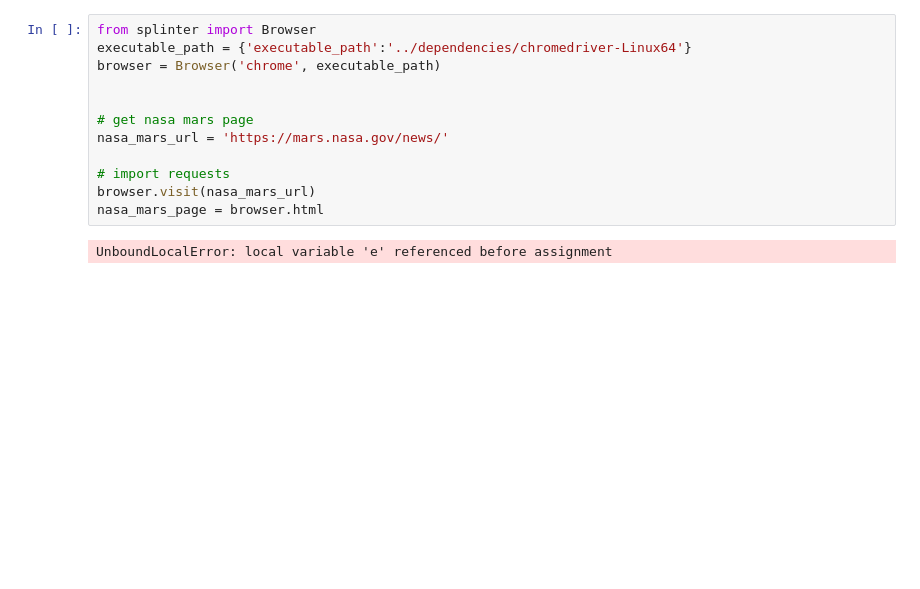
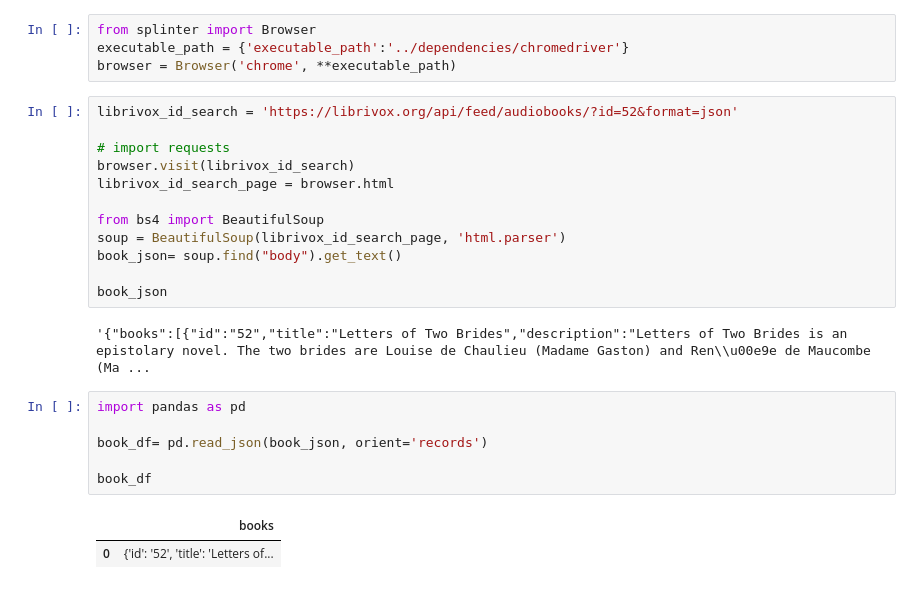
Before and after one commit to josephedward/Libridex, a Jupyter notebook: python/notebooks/exploratory.ipynb, the cells around one changed output. Saved outputs shown, nothing was run; the diff lists cells and outputs as text; blank space fills up the shorter version.

```diff
--- a/python/notebooks/exploratory.ipynb
+++ b/python/notebooks/exploratory.ipynb
@@ -1,14 +1,27 @@
 # %%
 from splinter import Browser
-executable_path = {'executable_path':'../dependencies/chromedriver-Linux64'}
-browser = Browser('chrome', executable_path)
-
-
-# get nasa mars page
-nasa_mars_url = 'https://mars.nasa.gov/news/'
-
-# import requests
-browser.visit(nasa_mars_url)
-nasa_mars_page = browser.html
+executable_path = {'executable_path':'../dependencies/chromedriver'}
+browser = Browser('chrome', **executable_path)
-# %% [output]
-UnboundLocalError: local variable 'e' referenced before assignment
+# %%
+librivox_id_search = 'https://librivox.org/api/feed/audiobooks/?id=52&format=json'
+
+# import requests
+browser.visit(librivox_id_search)
+librivox_id_search_page = browser.html
+
+from bs4 import BeautifulSoup
+soup = BeautifulSoup(librivox_id_search_page, 'html.parser')
+book_json= soup.find("body").get_text()
+
+book_json
+# %% [output]
+'{"books":[{"id":"52","title":"Letters of Two Brides","description":"Letters of Two Brides is an epistolary novel. The two brides are Louise de Chaulieu (Madame Gaston) and Ren\\u00e9e de Maucombe (Ma ...
+# %%
+import pandas as pd
+
+book_df= pd.read_json(book_json, orient='records')
+
+book_df
+# %% [output]
+|  | books |
+| 0 | {'id': '52', 'title': 'Letters of... |
```
Also changed, not shown: parts of 3 cells of this notebook, 6 other files.
